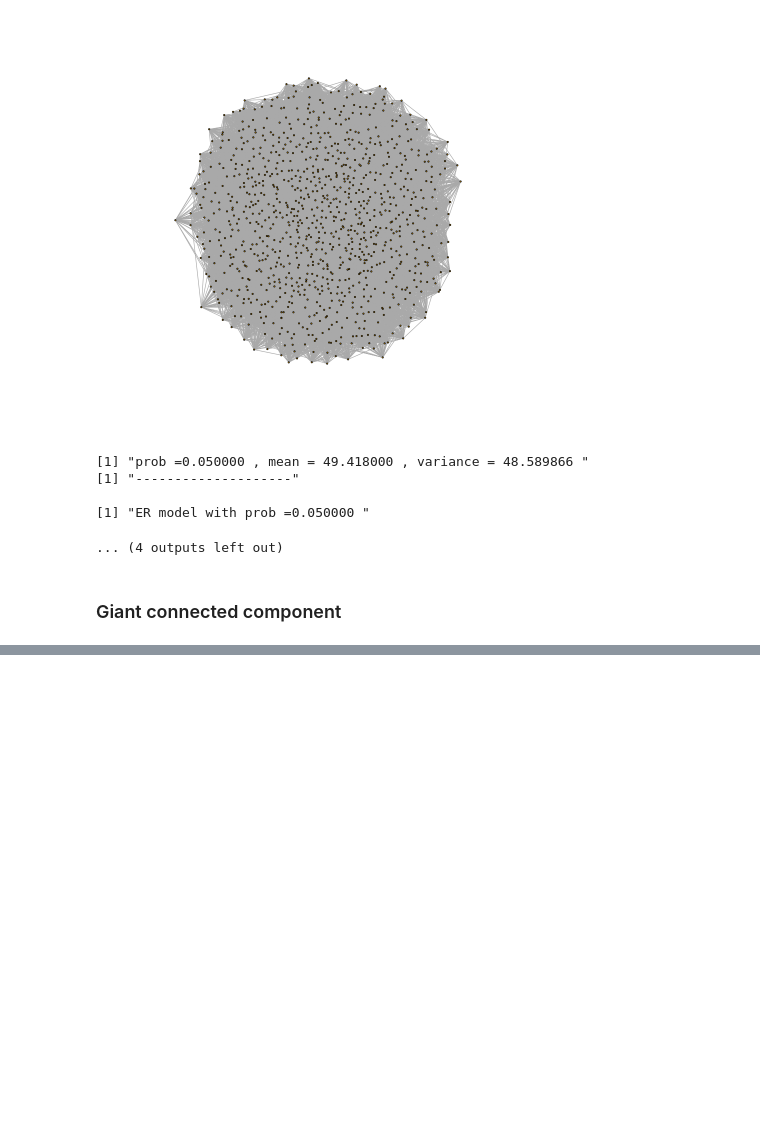
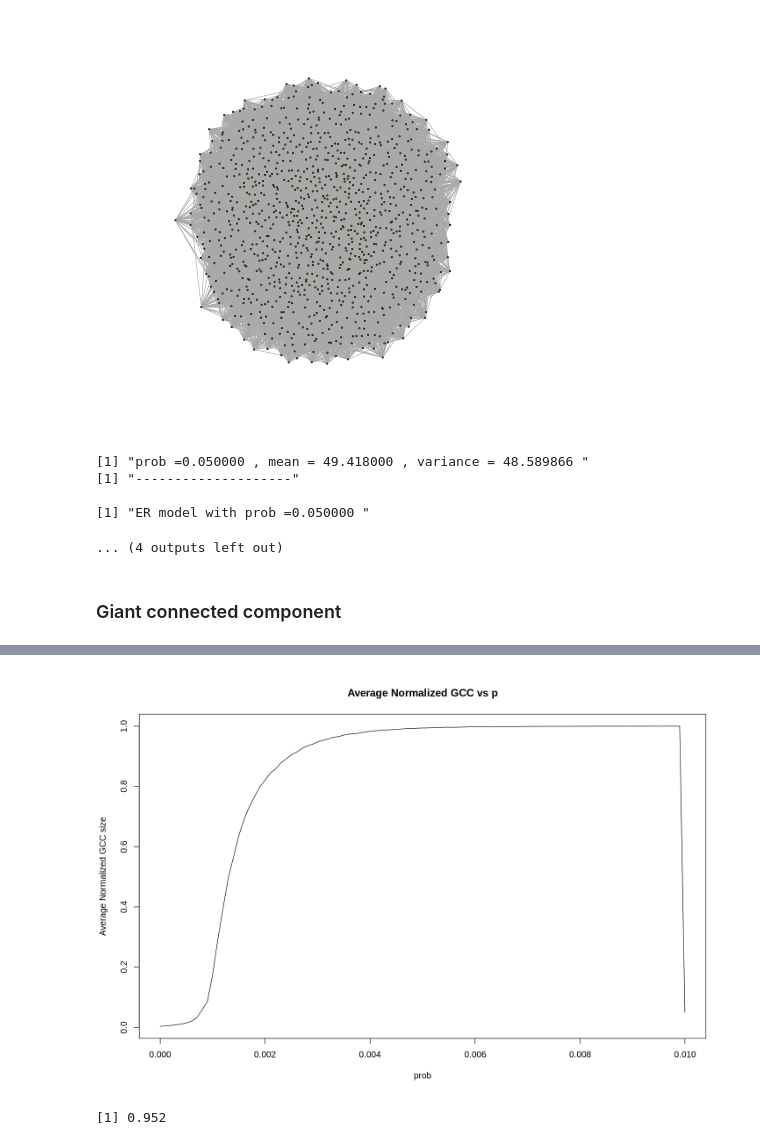
Before and after one commit to diplav09/ECE232_-LargeScaleSocialandComplexNetworks, a Jupyter notebook: ECE232_assignment1.ipynb, the cells around one changed output, grey strips where cells are left out. Saved outputs shown, nothing was run; the diff lists cells and outputs as text; code cells hidden in the pictures; blank space fills up the shorter version.

```diff
--- a/ECE232_assignment1.ipynb
+++ b/ECE232_assignment1.ipynb
@@ -93,0 +142,5 @@ diameter(gcc)
+# %%
+options(repr.plot.width=12, repr.plot.height=8)
+plot(prob_vec,gcc_size_avg,main ="Average Normalized GCC vs p",xlab = "prob", ylab = "Average Normalized GCC size", type="l")
+# %% [output]
+[figure, added]
@@ -93,0 +158,4 @@ diameter(gcc)
+# %%
+print(prob_connected)
+# %% [output]
+[1] 0.952
```
Also changed, not shown: parts of 8 cells of this notebook.
